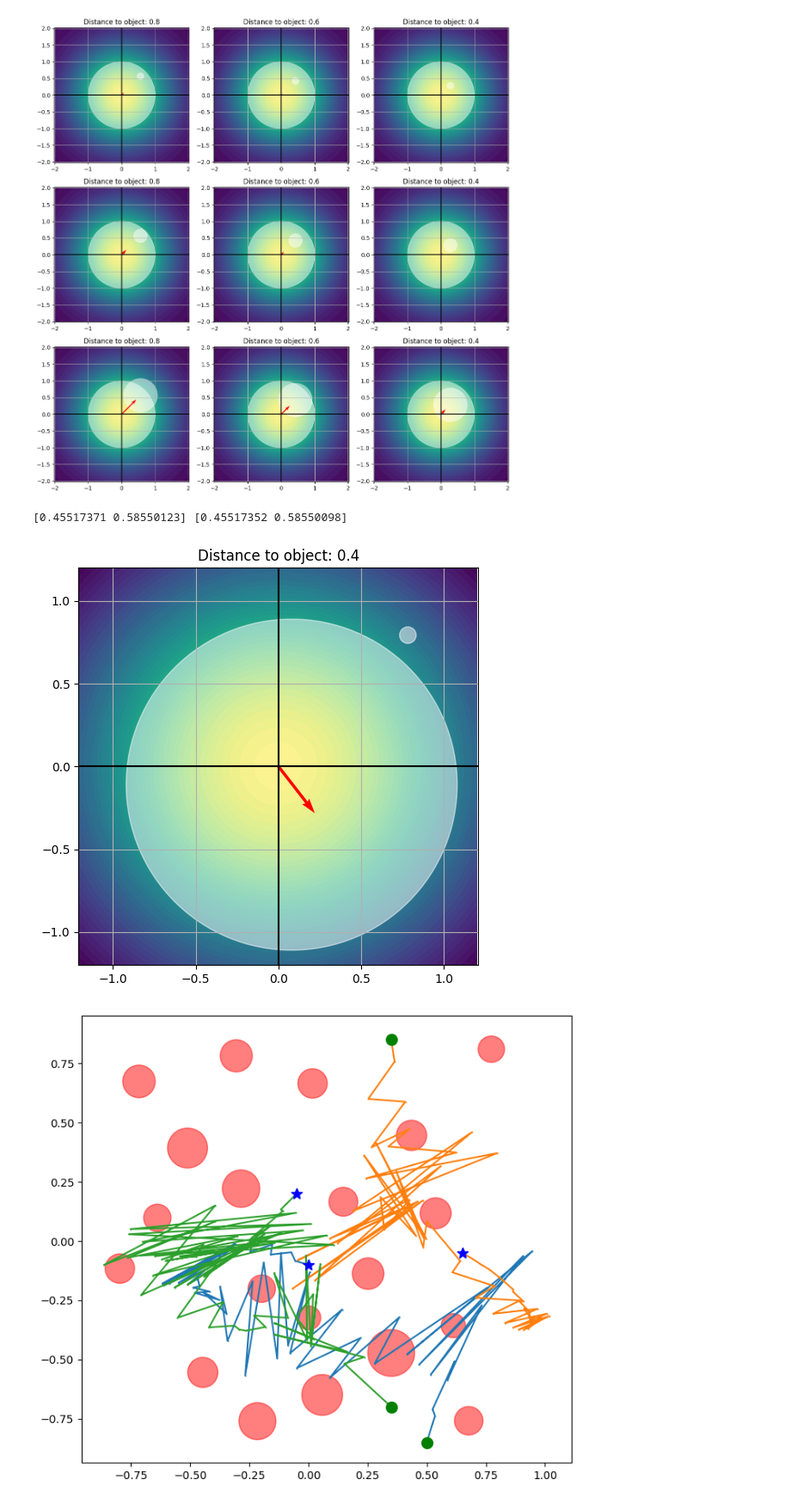
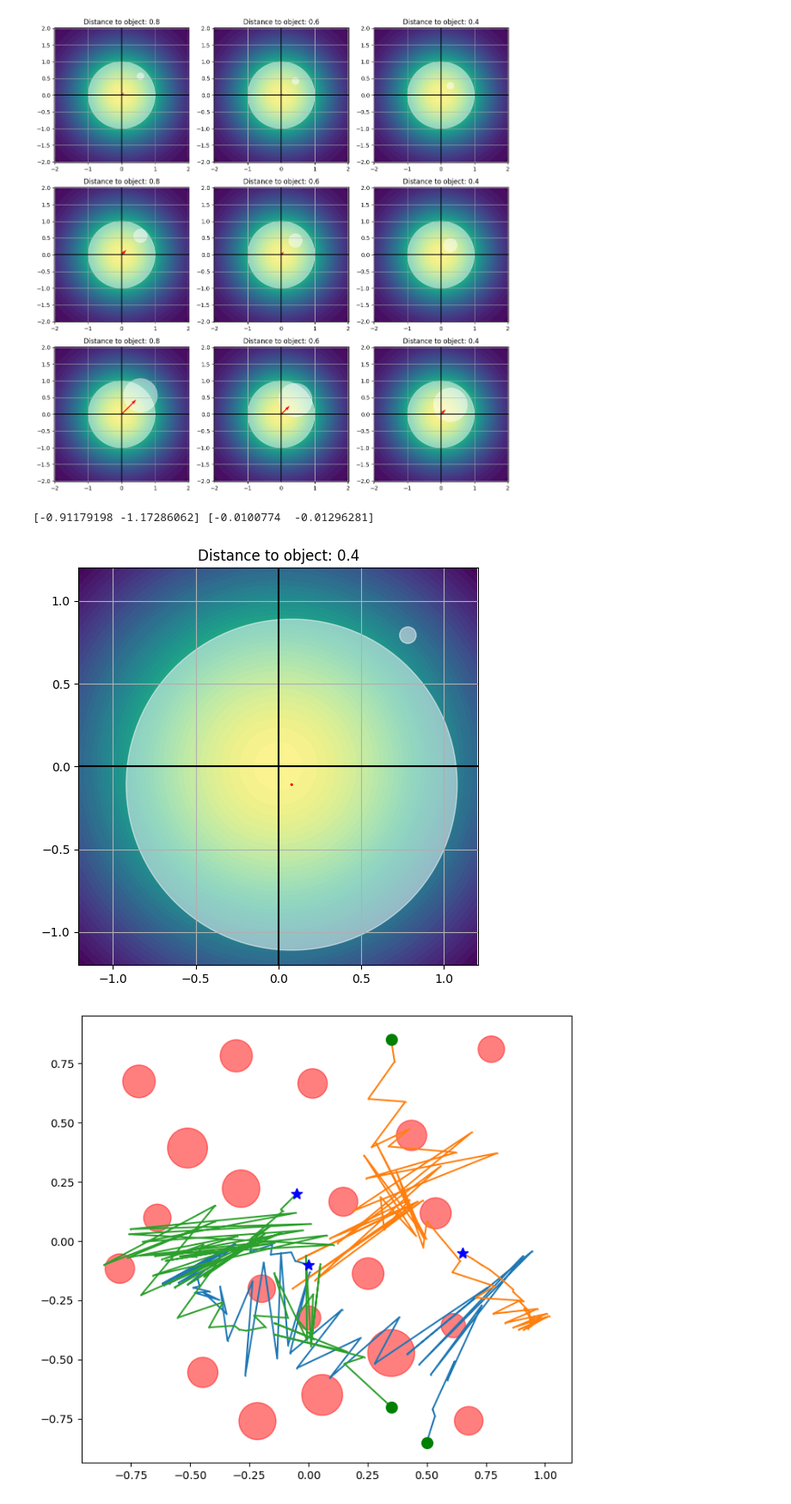
Before and after one commit to myfatemi04/constraint-guidance, a Jupyter notebook: notebooks/kernels.ipynb, the cells around one changed output. Shown at 86% size. Cells and saved outputs as stored; diff of their text form; code cells hidden in the pictures.

```diff
--- a/notebooks/kernels.ipynb
+++ b/notebooks/kernels.ipynb
@@ -262,40 +262,40 @@ displacement_direction_unbatched = compute_agent_obstacle_score(
 
 agent_x_B = np.array([agent_x])
 agent_y_B = np.array([agent_y])
 obs_x_B = np.array([obs_x])
 obs_y_B = np.array([obs_y])
 obs_rad_B = np.array([R])
 sigma_B = np.array([1.0])
 d_a_o_B = compute_agent_obstacle_distance_batched(
     agent_x_B, agent_y_B, obs_x_B, obs_y_B
 )
 r1_B, r2_B = compute_r1_r2_batched(obs_rad_B, d_a_o_B)
 
 from ael.agent_obstacle_score import compute_agent_obstacle_score_batched
 displacement_direction_batched = compute_agent_obstacle_score_batched(
     agent_x_B, agent_y_B, obs_x_B, obs_y_B, obs_rad_B, sigma_B, r1_B, r2_B, d_a_o_B, n_integral=20000
 )[0]
 t1 = time.time()
 
 print(displacement_direction_unbatched, displacement_direction_batched)
 
 data['c_x'].append(c_x)
 data['obs_rad'].append(R)
-data['displacement'].append(displacement_direction[0])
+data['displacement'].append(displacement_direction_batched[0])
 
 plt.quiver(
-    0,
-    0,
-    displacement_direction[0],
-    displacement_direction[1],
+    agent_x,
+    agent_y,
+    displacement_direction_batched[0],
+    displacement_direction_batched[1],
     color="red",
     scale=5,
 )
 plt.axis("equal")
 plt.show()
 # %% [output]
-[0.45517371 0.58550123] [0.45517352 0.58550098]
+[-0.91179198 -1.17286062] [-0.0100774  -0.01296281]
-[figure, old version]
+[figure, new version]
 # %%
 # Implementing Langevin dynamics!
 from dataclasses import dataclass
```
Also changed, not shown: 1 other file.
